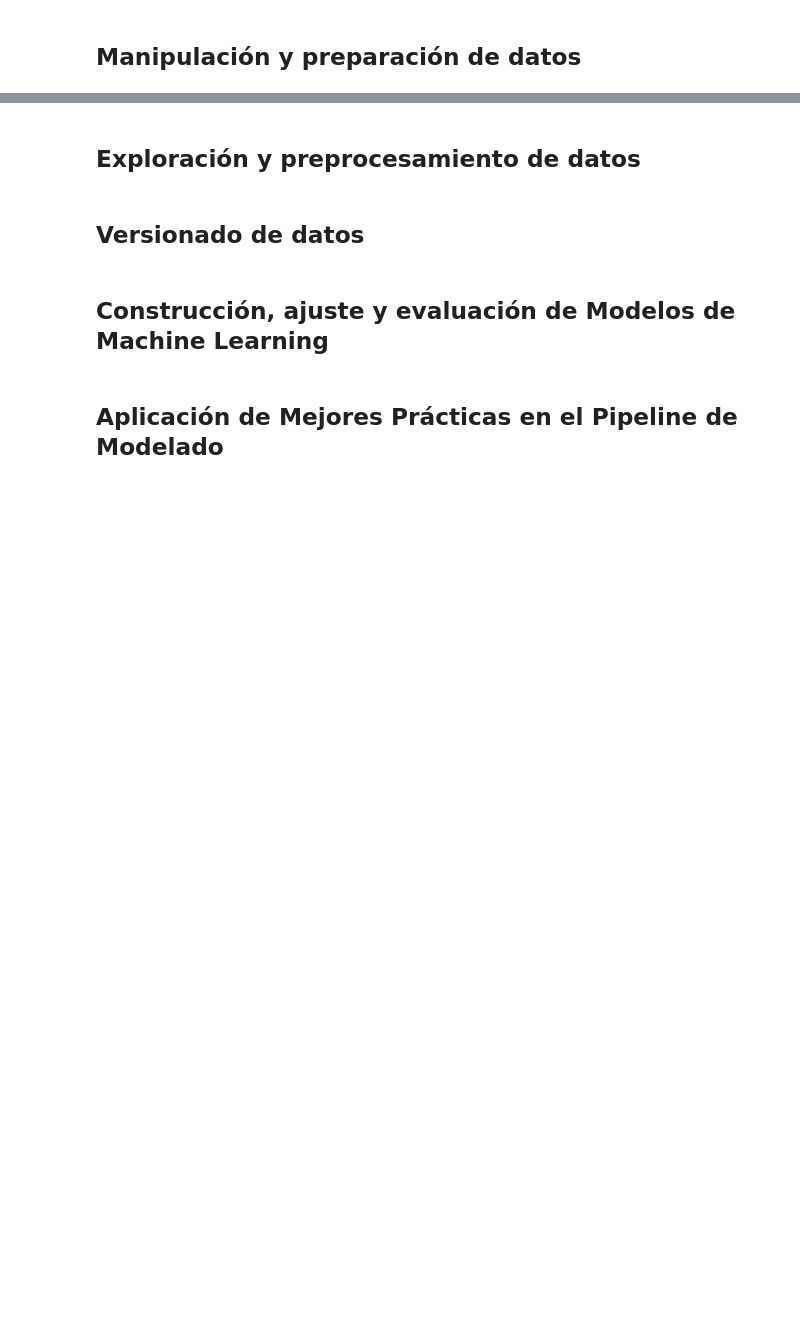
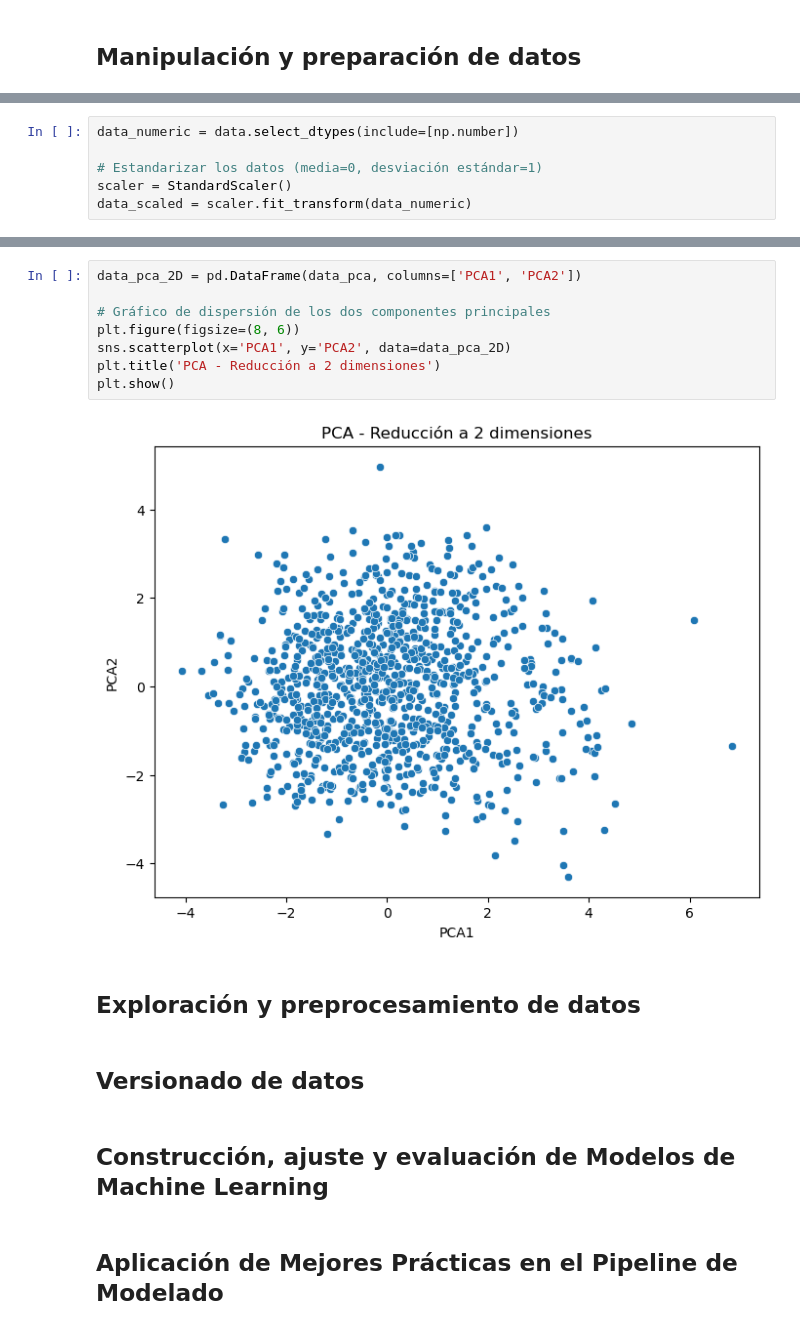
Before and after one commit to Medicenchapin/MLOps_Equipo-7, a Jupyter notebook: notebooks/Fase-1/fase-1.ipynb, the cells around one changed output, grey strips where cells are left out. Cells and saved outputs as stored; diff of their text form; blank space fills up the shorter version.

```diff
--- a/notebooks/Fase-1/fase-1.ipynb
+++ b/notebooks/Fase-1/fase-1.ipynb
@@ -17,0 +97,6 @@ from sklearn.model_selection import train_test_split
+# %%
+data_numeric = data.select_dtypes(include=[np.number])
+
+# Estandarizar los datos (media=0, desviación estándar=1)
+scaler = StandardScaler()
+data_scaled = scaler.fit_transform(data_numeric)
@@ -18,3 +116,13 @@ from sklearn.model_selection import train_test_split
+# %%
+data_pca_2D = pd.DataFrame(data_pca, columns=['PCA1', 'PCA2'])
+
+# Gráfico de dispersión de los dos componentes principales
+plt.figure(figsize=(8, 6))
+sns.scatterplot(x='PCA1', y='PCA2', data=data_pca_2D)
+plt.title('PCA - Reducción a 2 dimensiones')
+plt.show()
+# %% [output]
+[figure, added]
 # %% [markdown]
 ## **Exploración y preprocesamiento de datos**
 # %% [markdown]
```
Also changed, not shown: parts of 8 cells of this notebook.
